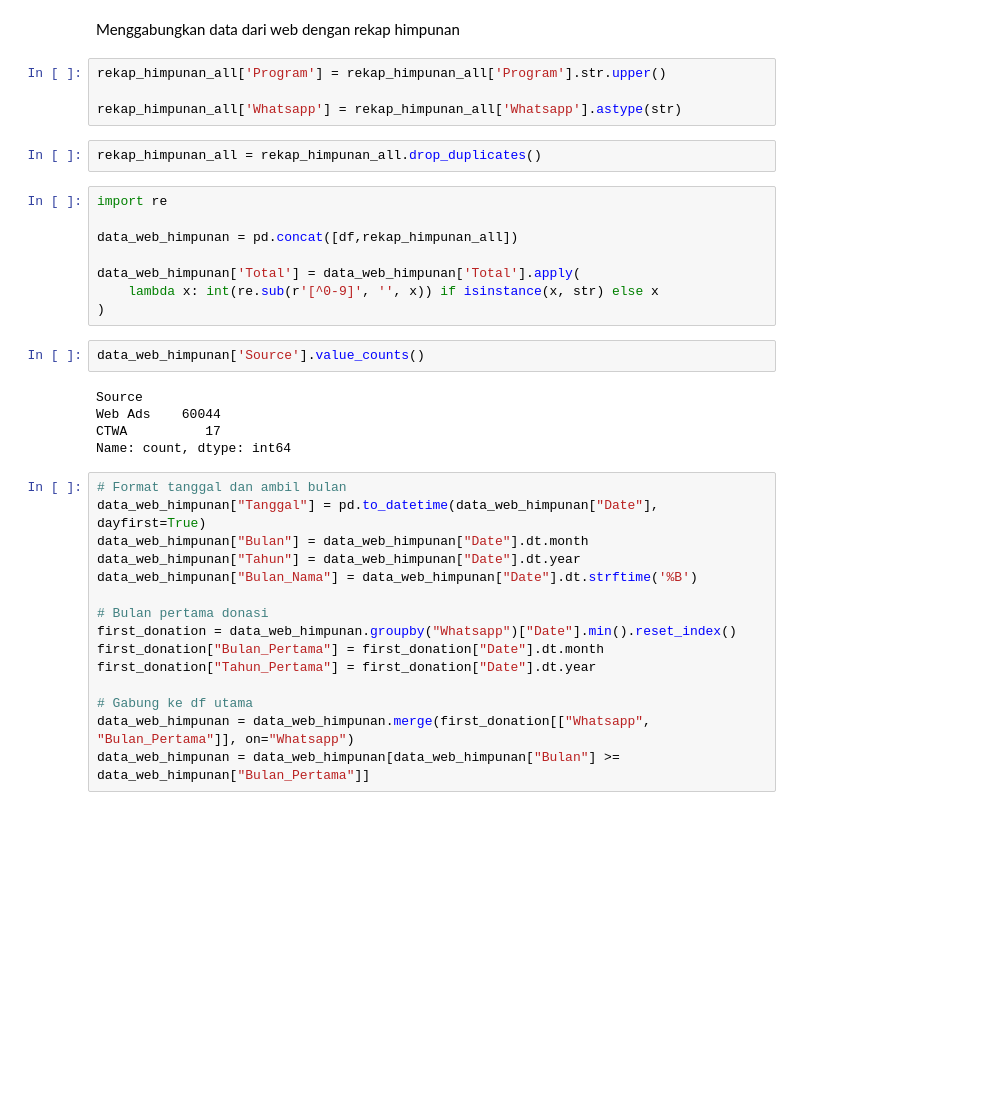
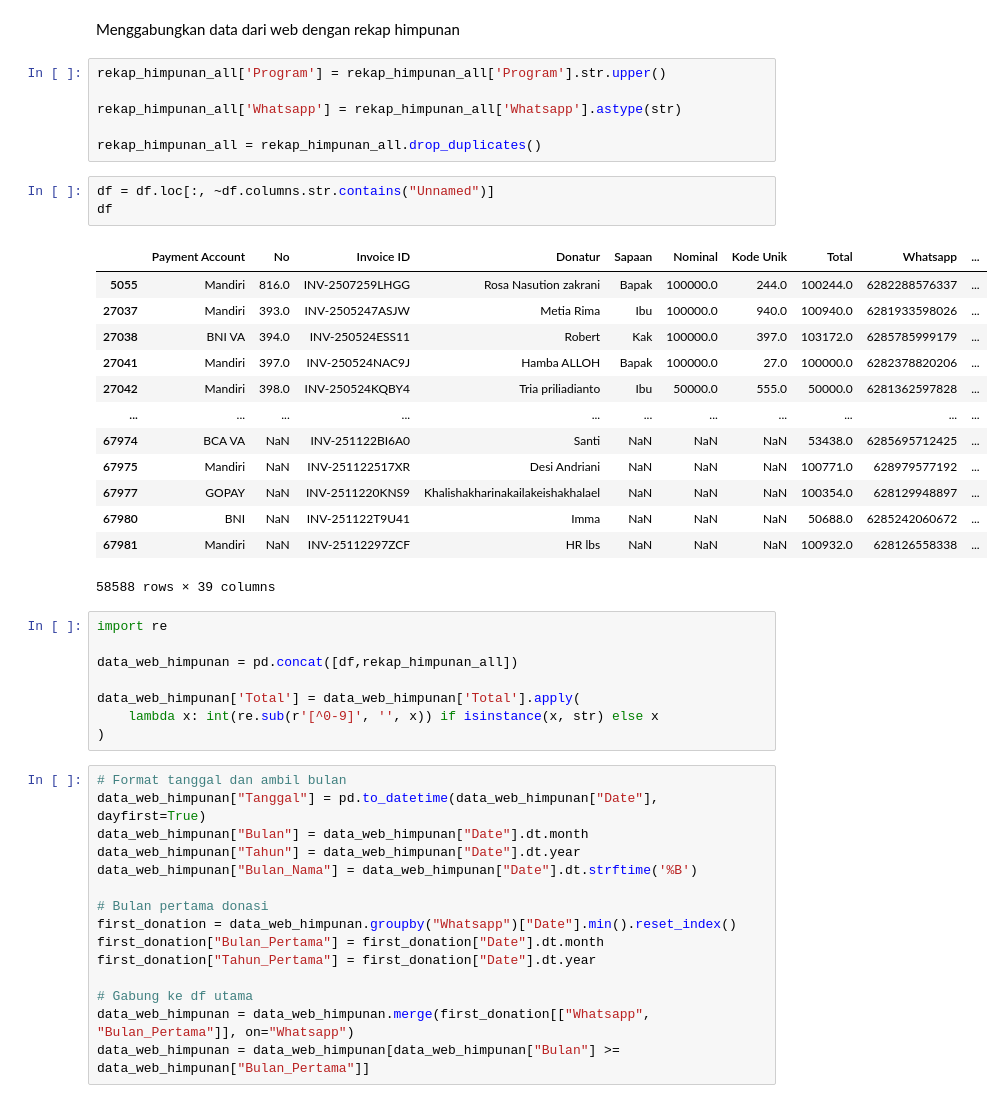
Before and after one commit to frqwuzhere/data_processing_with_python, a Jupyter notebook: untuk_cs/Tracking_Data/tracking.ipynb, the cells around one changed output. Cells and saved outputs as stored; diff of their text form; blank space fills up the shorter version.

```diff
--- a/untuk_cs/Tracking_Data/tracking.ipynb
+++ b/untuk_cs/Tracking_Data/tracking.ipynb
@@ -692,8 +582,25 @@ Menggabungkan data dari web dengan rekap himpunan
 rekap_himpunan_all['Program'] = rekap_himpunan_all['Program'].str.upper()
 
 rekap_himpunan_all['Whatsapp'] = rekap_himpunan_all['Whatsapp'].astype(str)
+
+rekap_himpunan_all = rekap_himpunan_all.drop_duplicates()
-# %%
-rekap_himpunan_all = rekap_himpunan_all.drop_duplicates()
+# %%
+df = df.loc[:, ~df.columns.str.contains("Unnamed")]
+df
+# %% [output]
+|  | Payment Account | No | Invoice ID | Donatur | Sapaan | Nominal | Kode Unik | Total | Whatsapp | ... |
+| 5055 | Mandiri | 816.0 | INV-2507259LHGG | Rosa Nasution zakrani | Bapak | 100000.0 | 244.0 | 100244.0 | 6282288576337 | ... |
+| 27037 | Mandiri | 393.0 | INV-2505247ASJW | Metia Rima | Ibu | 100000.0 | 940.0 | 100940.0 | 6281933598026 | ... |
+| 27038 | BNI VA | 394.0 | INV-250524ESS11 | Robert | Kak | 100000.0 | 397.0 | 103172.0 | 6285785999179 | ... |
+| 27041 | Mandiri | 397.0 | INV-250524NAC9J | Hamba ALLOH | Bapak | 100000.0 | 27.0 | 100000.0 | 6282378820206 | ... |
+| 27042 | Mandiri | 398.0 | INV-250524KQBY4 | Tria priliadianto | Ibu | 50000.0 | 555.0 | 50000.0 | 6281362597828 | ... |
+| ... | ... | ... | ... | ... | ... | ... | ... | ... | ... | ... |
+| 67974 | BCA VA | NaN | INV-251122BI6A0 | Santi | NaN | NaN | NaN | 53438.0 | 6285695712425 | ... |
+| 67975 | Mandiri | NaN | INV-251122517XR | Desi Andriani | NaN | NaN | NaN | 100771.0 | 628979577192 | ... |
+| 67977 | GOPAY | NaN | INV-2511220KNS9 | Khalishakharinakailakeishakhalael | NaN | NaN | NaN | 100354.0 | 628129948897 | ... |
+| 67980 | BNI | NaN | INV-251122T9U41 | Imma | NaN | NaN | NaN | 50688.0 | 6285242060672 | ... |
+| 67981 | Mandiri | NaN | INV-25112297ZCF | HR lbs | NaN | NaN | NaN | 100932.0 | 628126558338 | ... |
+58588 rows × 39 columns
 # %%
 import re
 
@@ -702,13 +609,6 @@ data_web_himpunan = pd.concat([df,rekap_himpunan_all])
 data_web_himpunan['Total'] = data_web_himpunan['Total'].apply(
     lambda x: int(re.sub(r'[^0-9]', '', x)) if isinstance(x, str) else x
 )
-# %%
-data_web_himpunan['Source'].value_counts()
-# %% [output]
-Source
-Web Ads    60044
-CTWA          17
-Name: count, dtype: int64
 # %%
 # Format tanggal dan ambil bulan
 data_web_himpunan["Tanggal"] = pd.to_datetime(data_web_himpunan["Date"], dayfirst=True)
```
Also changed, not shown: parts of 50 cells of this notebook, 11 other files.
